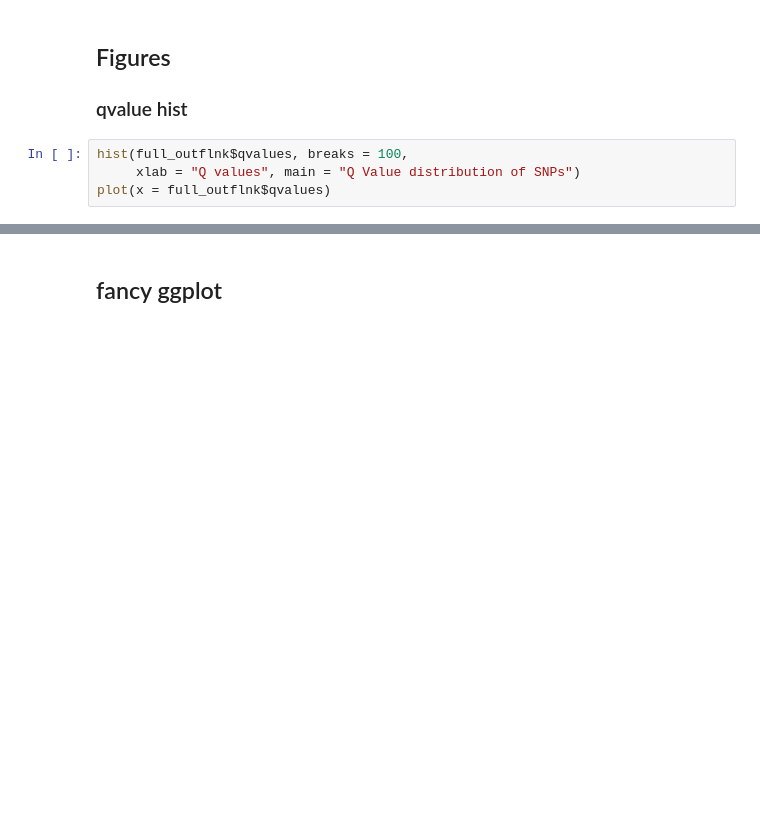
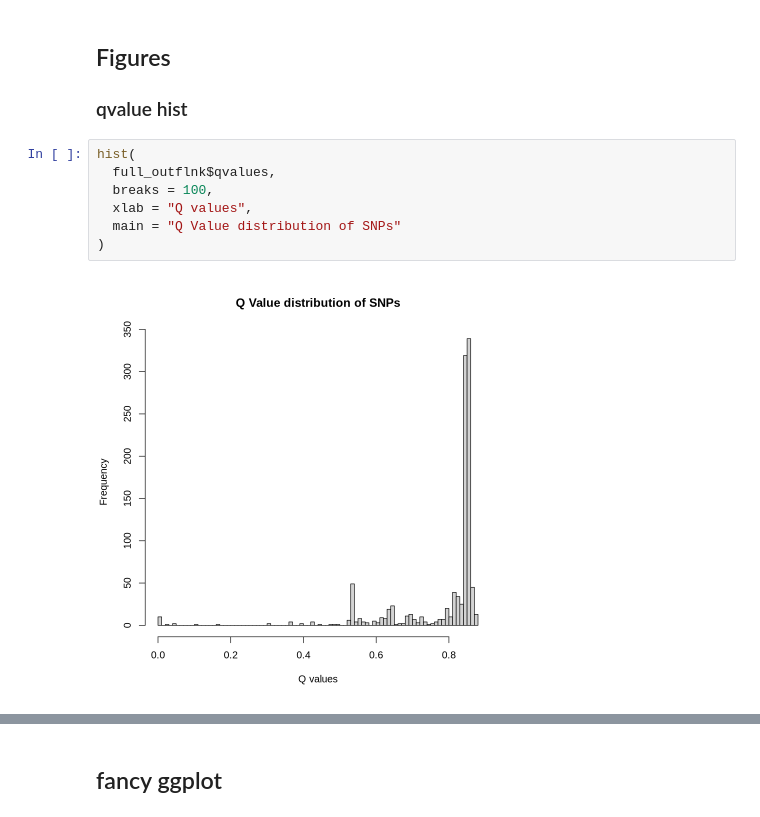
Before and after one commit to pdimens/2025-Tablacares_popgen, a Jupyter notebook: outliers/outFLANK/YFT_outflank.r.ipynb, the cells around one changed output, grey strips where cells are left out. Saved outputs shown, nothing was run; the diff lists cells and outputs as text; blank space fills up the shorter version.

```diff
--- a/outliers/outFLANK/YFT_outflank.r.ipynb
+++ b/outliers/outFLANK/YFT_outflank.r.ipynb
@@ -98,6 +125,11 @@ write.csv(full_out.outflnk, file="outlier_kinless_OutFLANK.csv", row.names = FAL
 ## Figures
 ### qvalue hist
 # %%
-hist(full_outflnk$qvalues, breaks = 100,
-     xlab = "Q values", main = "Q Value distribution of SNPs")
-plot(x = full_outflnk$qvalues)
+hist(
+  full_outflnk$qvalues,
+  breaks = 100,
+  xlab = "Q values",
+  main = "Q Value distribution of SNPs"
+)
+# %% [output]
+[figure, added]
```
Also changed, not shown: parts of 11 cells of this notebook, 5 other files.
